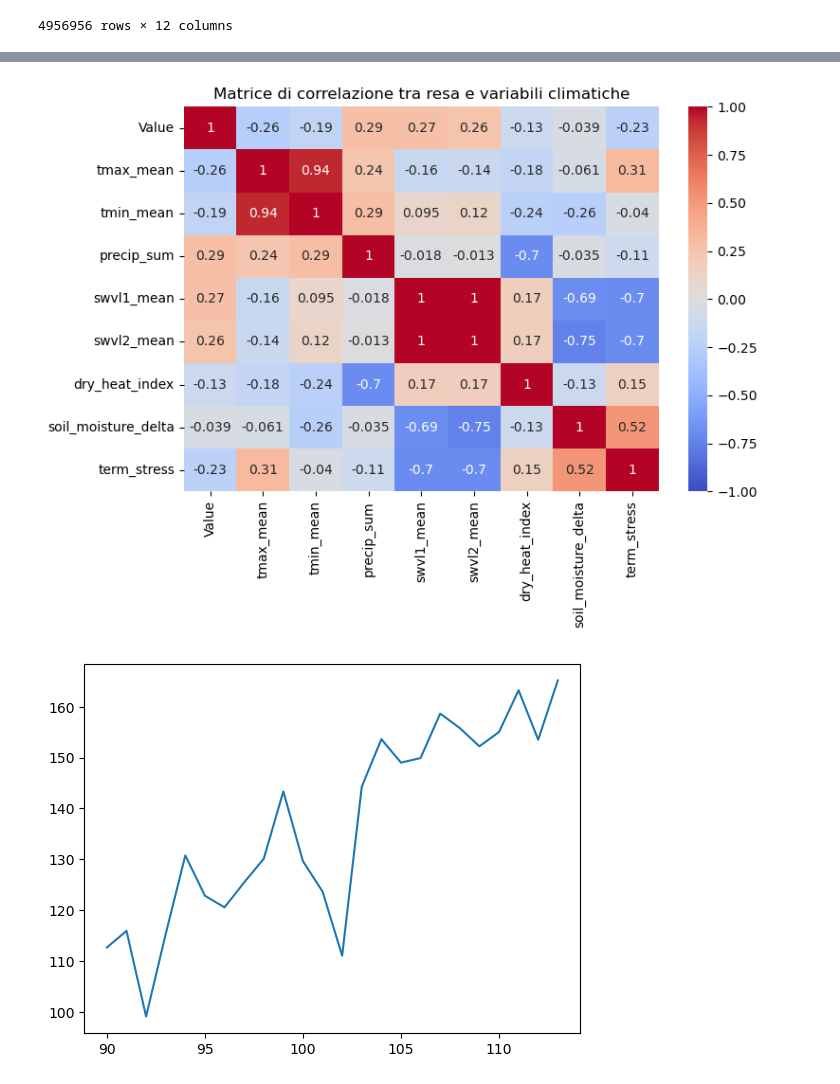
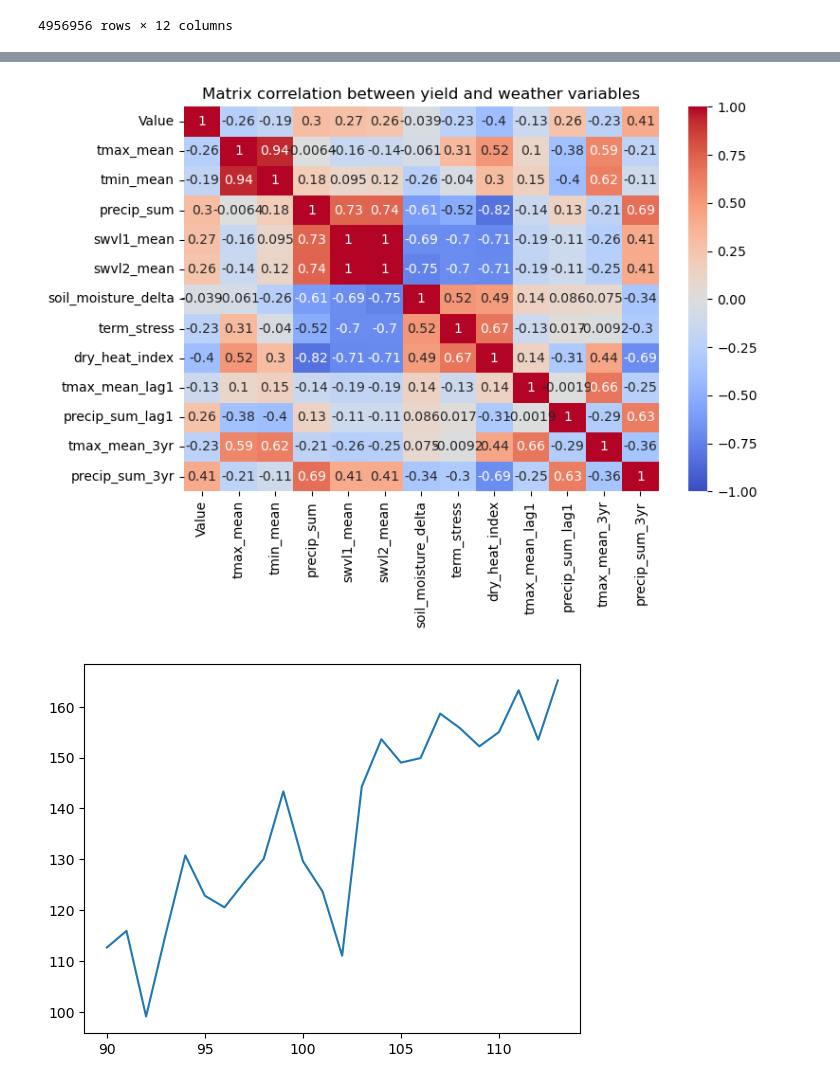
Before and after one commit to AntonioDonnangelo/Predicting-2024-US-Corn-Yield, a Jupyter notebook: Predicting_2024_US_Corn_Yield.ipynb, the cells around one changed output, grey strips where cells are left out. Cells and saved outputs as stored; diff of their text form; code cells hidden in the pictures.

```diff
--- a/Predicting_2024_US_Corn_Yield.ipynb
+++ b/Predicting_2024_US_Corn_Yield.ipynb
@@ -590,7 +589,7 @@ year_state_weather_summary = growing_season_df.groupby(
 ).agg(
     tmax_mean=('tmax', 'mean'),
     tmin_mean=('tmin', 'mean'),
-    precip_sum=('precip', 'sum'),
+    precip_sum=('precip', 'mean'),
     swvl1_mean=('swvl1', 'mean'),
     swvl2_mean=('swvl2', 'mean')
 
@@ -640,3 +639,9 @@ merged_df_2
 merged_df_2['soil_moisture_delta'] = merged_df_2['swvl1_mean'] - merged_df_2['swvl2_mean']
 merged_df_2['term_stress'] = merged_df_2['tmax_mean'] - merged_df_2['tmin_mean']
 merged_df_2['dry_heat_index'] = (merged_df_2['tmax_mean']) / (merged_df_2['precip_sum'] + 1) # adding one to avoid zero div
+# %%
+merged_df_2['tmax_mean_lag1'] = merged_df_2['tmax_mean'].shift(1)
+merged_df_2['precip_sum_lag1'] = merged_df_2['precip_sum'].shift(1)
+
+merged_df_2['tmax_mean_3yr'] = merged_df_2['tmax_mean'].rolling(window=3).mean()
+merged_df_2['precip_sum_3yr'] = merged_df_2['precip_sum'].rolling(window=3).mean()
@@ -643,16 +656,3 @@ merged_df_2['dry_heat_index'] = (merged_df_2['tmax_mean']) / (merged_df_2['preci
 # %%
 # Variabili climatiche da correlare con la resa
-features = ['tmax_mean', 'tmin_mean', 'precip_sum', 'swvl1_mean', 'swvl2_mean', 'dry_heat_index', 'soil_moisture_delta', 'term_stress']
-
-# Funzione per calcolare le correlazioni per uno stato
-def compute_correlations(group):
-    correlations = {}
-    for feature in features:
-        correlations[f"corr_{feature}"] = group['Value'].corr(group[feature])
-    return pd.Series(correlations)
-
-# Calcola le correlazioni per ogni stato
-correlation_df = merged_df_2.groupby('state_name').apply(compute_correlations).reset_index()
-
-# Visualizza il risultato
-print(correlation_df)
+features = merged_df_2.columns.drop(['year', 'state_name', 'adm1_name'])
@@ -677,15 +659,15 @@ print(correlation_df)
 # %%
-# Calcolo delle correlazioni sull'intero dataset
-corr_matrix = merged_df_2[['Value', 'tmax_mean', 'tmin_mean', 'precip_sum', 'swvl1_mean', 'swvl2_mean', 'dry_heat_index', 'soil_moisture_delta', 'term_stress']].corr()
+# Calculating the correlation matrix for the features
+corr_matrix = merged_df_2[features].corr()
 
 # Heatmap
 plt.figure(figsize=(8, 6))
 sns.heatmap(corr_matrix, annot=True, cmap="coolwarm", vmin=-1, vmax=1)
-plt.title("Matrice di correlazione tra resa e variabili climatiche")
+plt.title("Matrix correlation between yield and weather variables")
 plt.tight_layout()
 plt.show()
 # %% [output]
-[figure, old version]
+[figure, new version]
 # %%
 year_weather_summary['soil_moisture_delta'] = year_weather_summary['swvl1_mean'] - year_weather_summary['swvl2_mean']
 year_weather_summary['term_stress'] = year_weather_summary['tmax_mean'] - year_weather_summary['tmin_mean']
```
Also changed, not shown: parts of 29 cells of this notebook, 4 other files.
